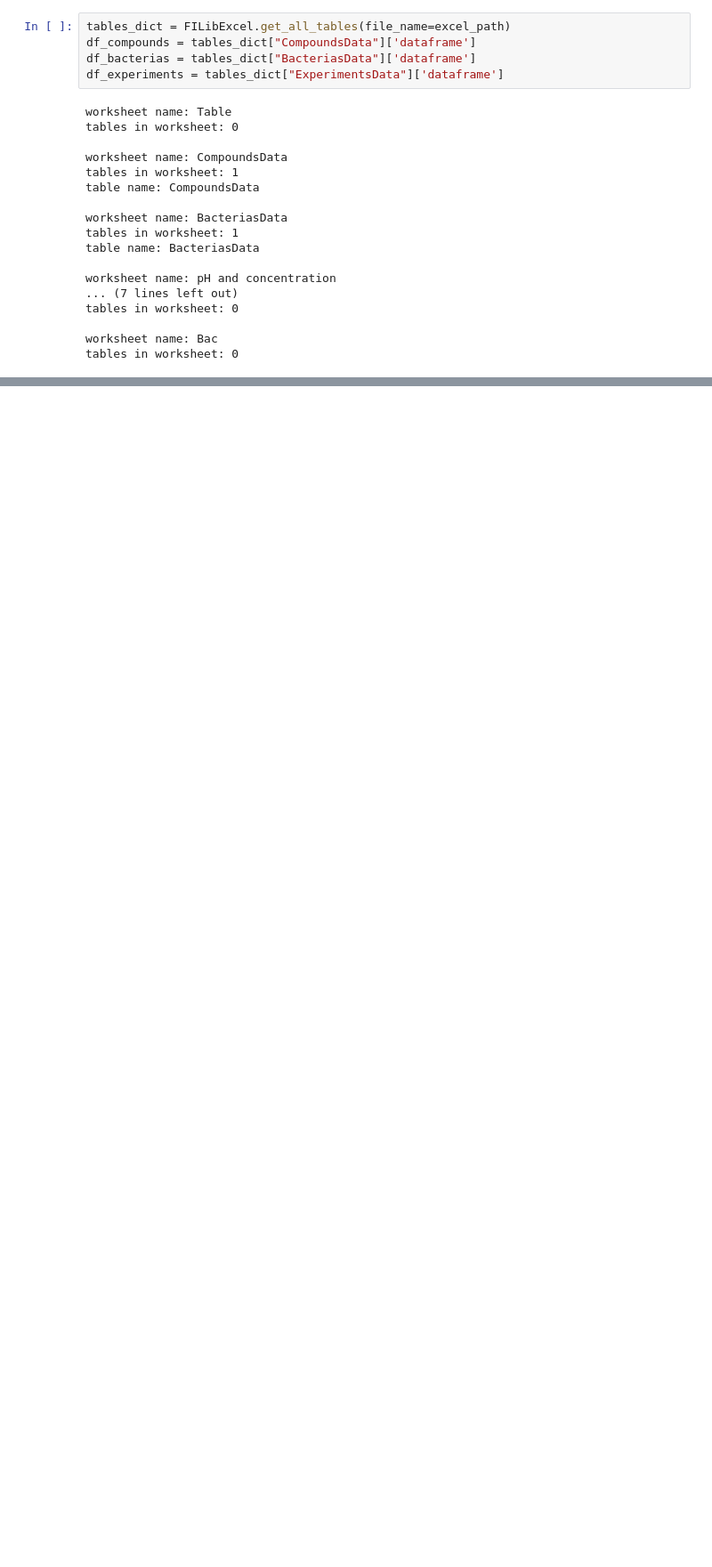
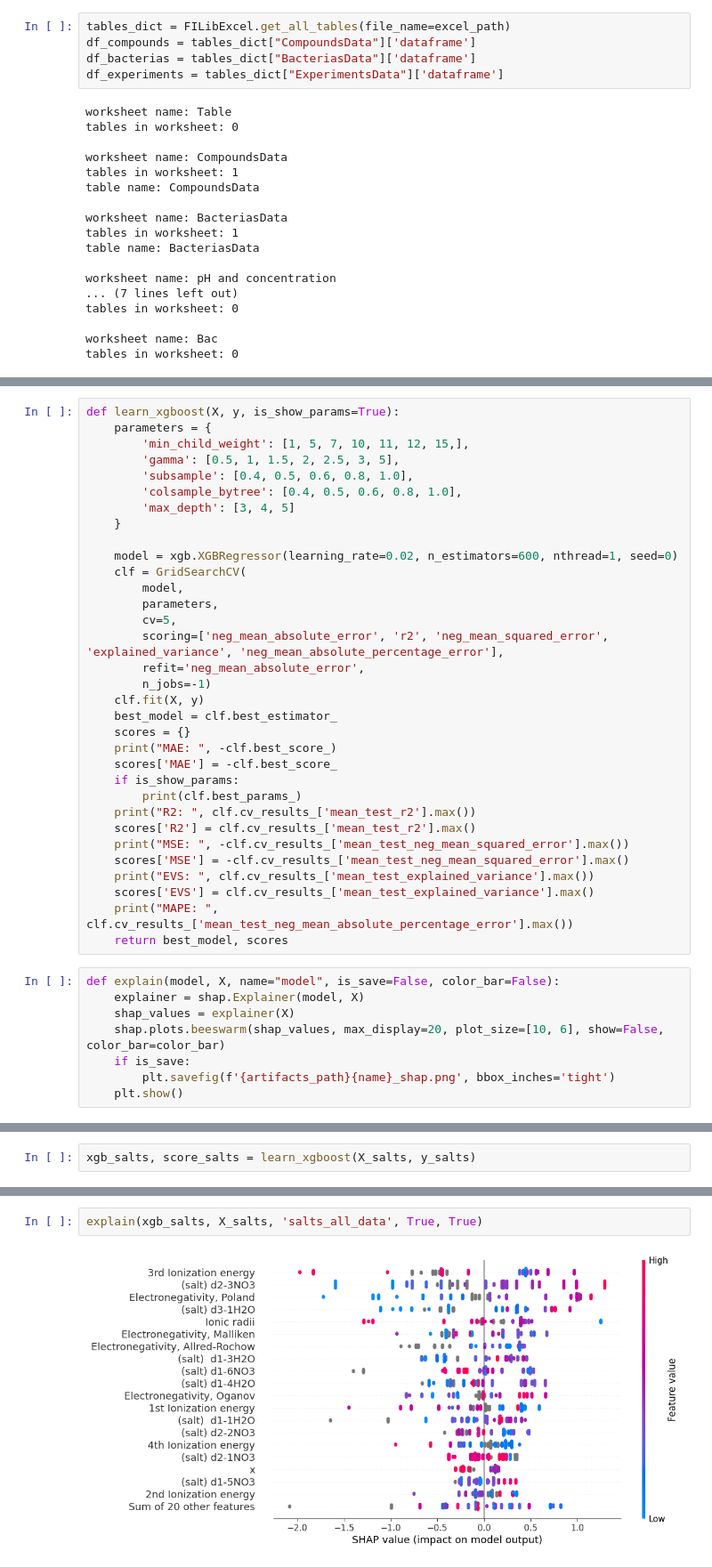
Before and after one commit to Kumokage/ChemML, a Jupyter notebook: notebooks/AntiBio/Antibio.ipynb, the cells around one changed output, grey strips where cells are left out. Shown at 89% size. Cells and saved outputs as stored; diff of their text form; blank space fills up the shorter version.

Commit message:
add basic antibio with new data

```diff
--- a/notebooks/AntiBio/Antibio.ipynb
+++ b/notebooks/AntiBio/Antibio.ipynb
@@ -130,0 +143,41 @@ memory usage: 107.3+ KB
+# %%
+def learn_xgboost(X, y, is_show_params=True):
+    parameters = {
+        'min_child_weight': [1, 5, 7, 10, 11, 12, 15,],
+        'gamma': [0.5, 1, 1.5, 2, 2.5, 3, 5],
+        'subsample': [0.4, 0.5, 0.6, 0.8, 1.0],
+        'colsample_bytree': [0.4, 0.5, 0.6, 0.8, 1.0],
+        'max_depth': [3, 4, 5]
+    }
+
+    model = xgb.XGBRegressor(learning_rate=0.02, n_estimators=600, nthread=1, seed=0)
+    clf = GridSearchCV(
+        model,
+        parameters,
+        cv=5,
+        scoring=['neg_mean_absolute_error', 'r2', 'neg_mean_squared_error', 'explained_variance', 'neg_mean_absolute_percentage_error'],
+        refit='neg_mean_absolute_error',
+        n_jobs=-1)
+    clf.fit(X, y)
+    best_model = clf.best_estimator_
+    scores = {}
+    print("MAE: ", -clf.best_score_)
+    scores['MAE'] = -clf.best_score_
+    if is_show_params:
+        print(clf.best_params_)
+    print("R2: ", clf.cv_results_['mean_test_r2'].max())
+    scores['R2'] = clf.cv_results_['mean_test_r2'].max()
+    print("MSE: ", -clf.cv_results_['mean_test_neg_mean_squared_error'].max())
+    scores['MSE'] = -clf.cv_results_['mean_test_neg_mean_squared_error'].max()
+    print("EVS: ", clf.cv_results_['mean_test_explained_variance'].max())
+    scores['EVS'] = clf.cv_results_['mean_test_explained_variance'].max()
+    print("MAPE: ", clf.cv_results_['mean_test_neg_mean_absolute_percentage_error'].max())
+    return best_model, scores
+# %%
+def explain(model, X, name="model", is_save=False, color_bar=False):
+    explainer = shap.Explainer(model, X)
+    shap_values = explainer(X)
+    shap.plots.beeswarm(shap_values, max_display=20, plot_size=[10, 6], show=False, color_bar=color_bar)
+    if is_save:
+        plt.savefig(f'{artifacts_path}{name}_shap.png', bbox_inches='tight')
+    plt.show()
@@ -130,0 +186,2 @@ memory usage: 107.3+ KB
+# %%
+xgb_salts, score_salts = learn_xgboost(X_salts, y_salts)
@@ -130,0 +206,4 @@ memory usage: 107.3+ KB
+# %%
+explain(xgb_salts, X_salts, 'salts_all_data', True, True)
+# %% [output]
+[figure, added]
```
Also changed, not shown: parts of 12 cells of this notebook, 3 other files.
